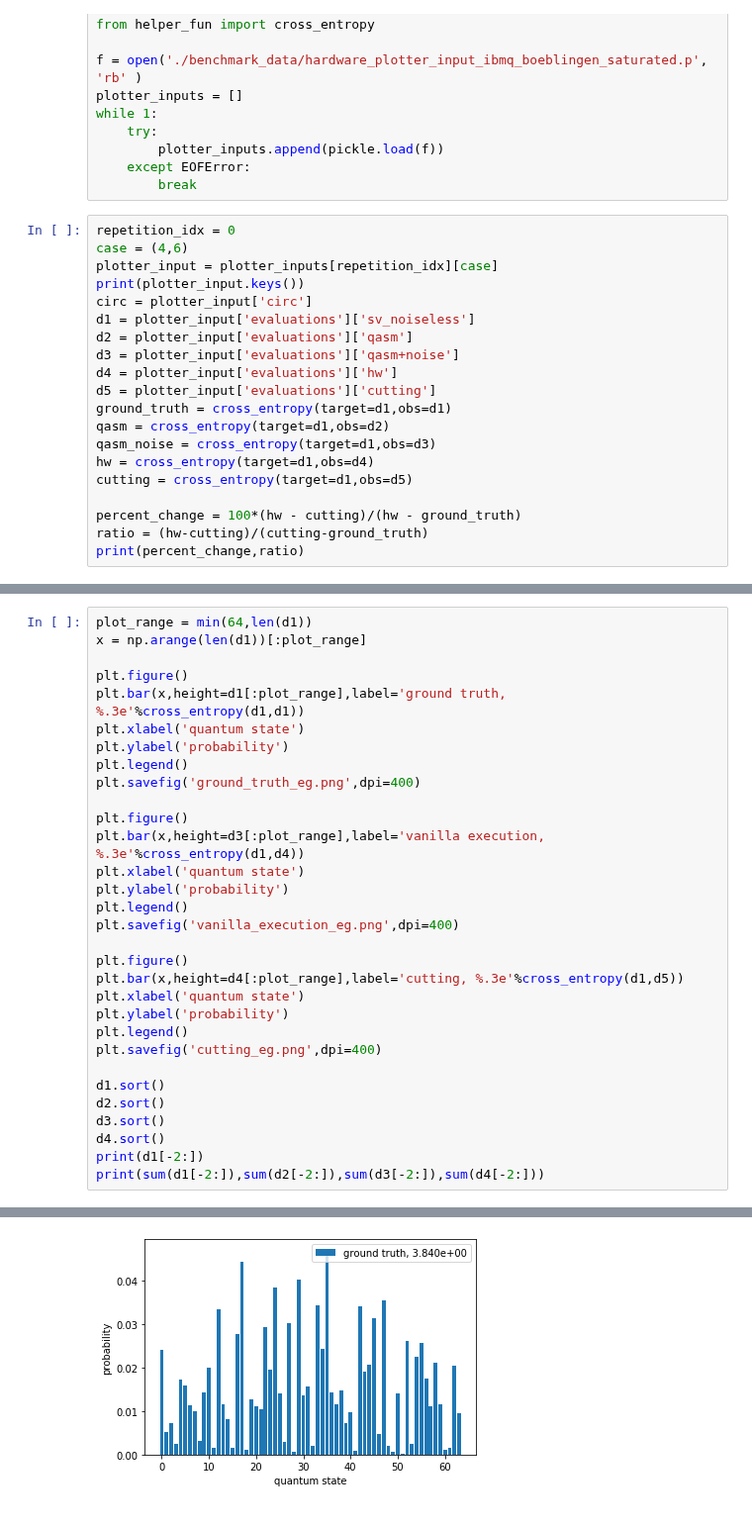
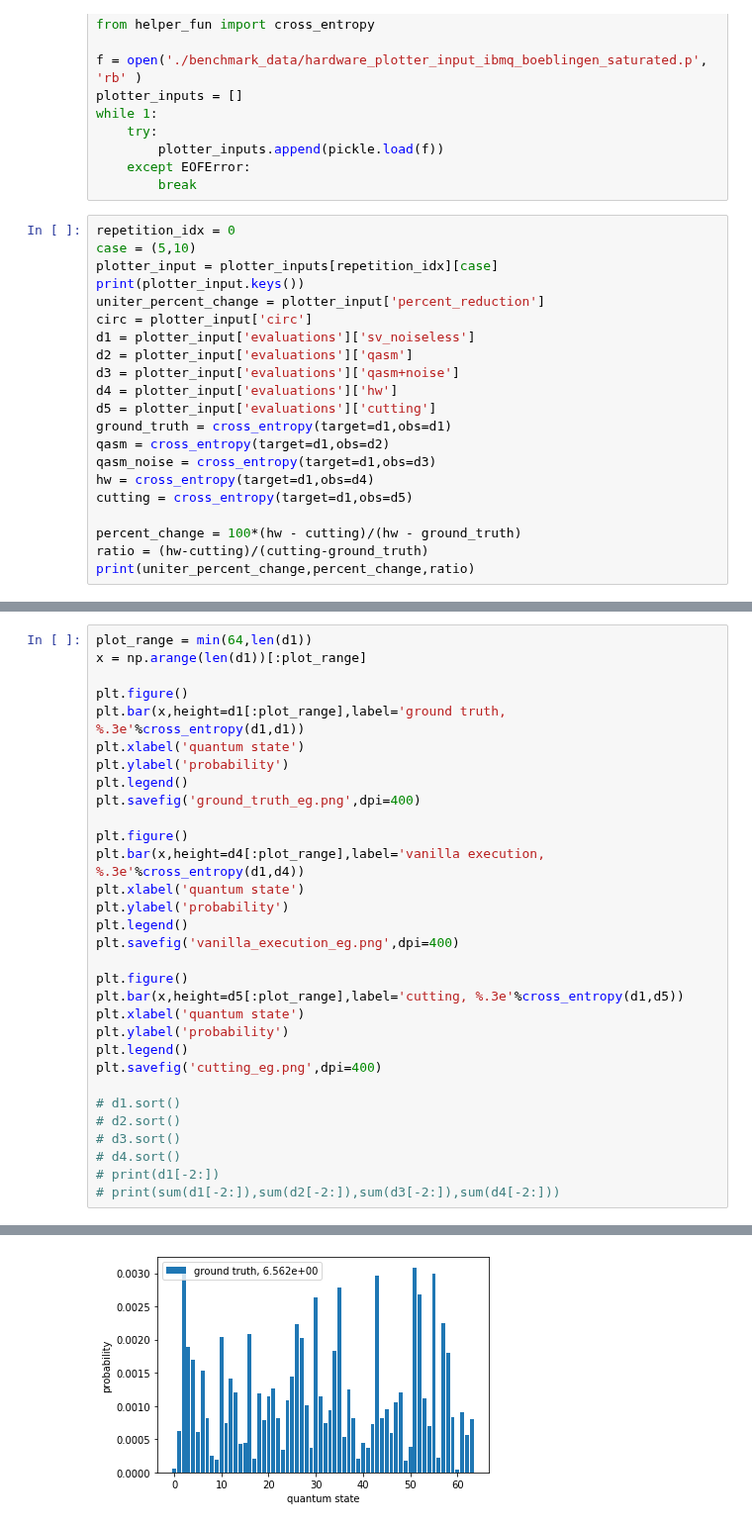
Before and after one commit to teaguetomesh/dqva-and-circuit-cutting, a Jupyter notebook: check_output.ipynb, the cells around one changed output, grey strips where cells are left out. Shown at 99% size. Cells and saved outputs as stored; diff of their text form.

Commit message:
fixed bug in uniter pickle

```diff
--- a/check_output.ipynb
+++ b/check_output.ipynb
@@ -13,9 +13,10 @@ while 1:
         break
 # %%
 repetition_idx = 0
-case = (4,6)
+case = (5,10)
 plotter_input = plotter_inputs[repetition_idx][case]
 print(plotter_input.keys())
+uniter_percent_change = plotter_input['percent_reduction']
 circ = plotter_input['circ']
 d1 = plotter_input['evaluations']['sv_noiseless']
 d2 = plotter_input['evaluations']['qasm']
@@ -30,5 +31,5 @@ cutting = cross_entropy(target=d1,obs=d5)
 
 percent_change = 100*(hw - cutting)/(hw - ground_truth)
 ratio = (hw-cutting)/(cutting-ground_truth)
-print(percent_change,ratio)
+print(uniter_percent_change,percent_change,ratio)
 # %% [output]
@@ -46,23 +47,23 @@ plt.legend()
 plt.savefig('ground_truth_eg.png',dpi=400)
 
 plt.figure()
-plt.bar(x,height=d3[:plot_range],label='vanilla execution, %.3e'%cross_entropy(d1,d4))
+plt.bar(x,height=d4[:plot_range],label='vanilla execution, %.3e'%cross_entropy(d1,d4))
 plt.xlabel('quantum state')
 plt.ylabel('probability')
 plt.legend()
 plt.savefig('vanilla_execution_eg.png',dpi=400)
 
 plt.figure()
-plt.bar(x,height=d4[:plot_range],label='cutting, %.3e'%cross_entropy(d1,d5))
+plt.bar(x,height=d5[:plot_range],label='cutting, %.3e'%cross_entropy(d1,d5))
 plt.xlabel('quantum state')
 plt.ylabel('probability')
 plt.legend()
 plt.savefig('cutting_eg.png',dpi=400)
 
-d1.sort()
-d2.sort()
-d3.sort()
-d4.sort()
-print(d1[-2:])
-print(sum(d1[-2:]),sum(d2[-2:]),sum(d3[-2:]),sum(d4[-2:]))
+# d1.sort()
+# d2.sort()
+# d3.sort()
+# d4.sort()
+# print(d1[-2:])
+# print(sum(d1[-2:]),sum(d2[-2:]),sum(d3[-2:]),sum(d4[-2:]))
 # %% [output]
@@ -71 +70 @@ print(sum(d1[-2:]),sum(d2[-2:]),sum(d3[-2:]),sum(d4[-2:]))
-[figure, old version]
+[figure, new version]
```
Also changed, not shown: parts of 2 cells of this notebook, 6 other files.
